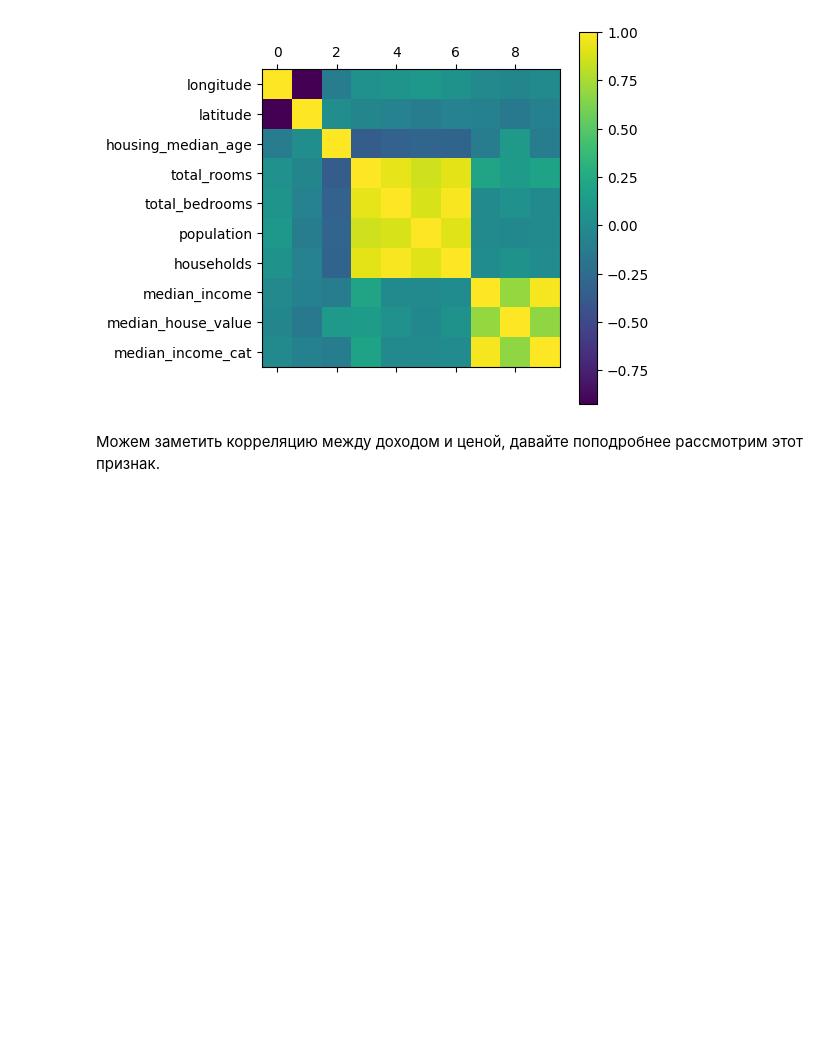
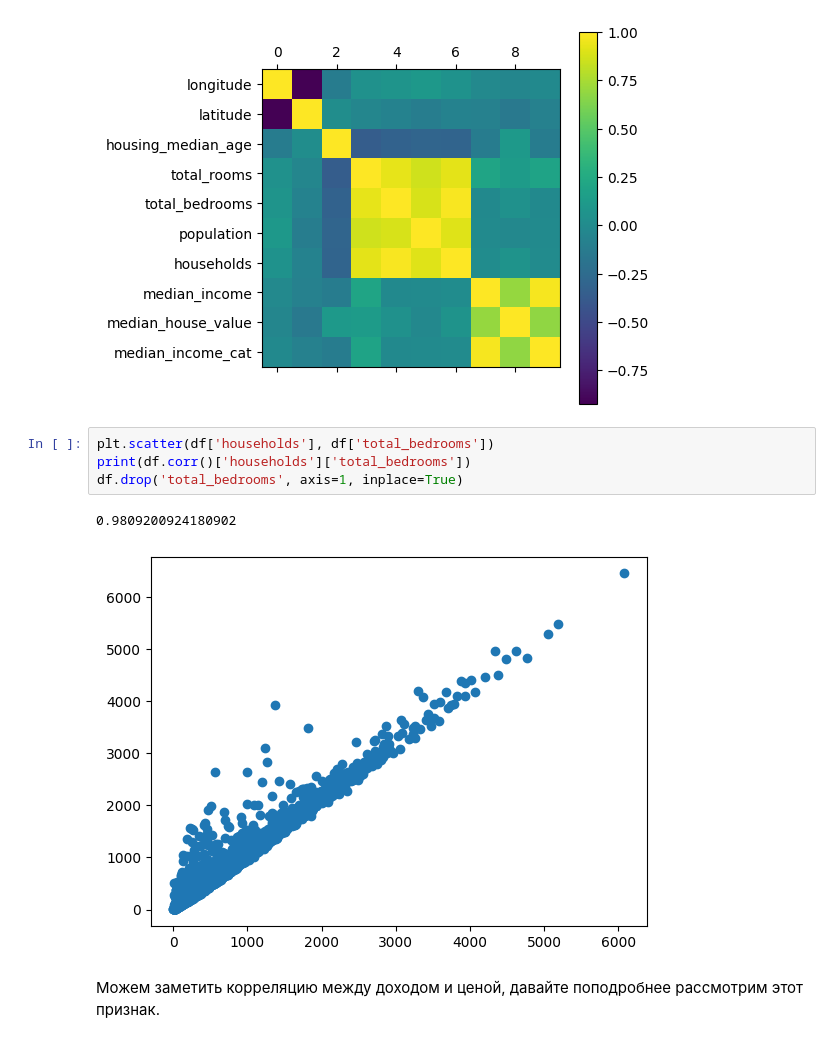
Before and after one commit to laoqiu233/itmo-ai-systems, a Jupyter notebook: lab4/linear_regression_california_housing.ipynb, the cells around one changed output. Drawn from its saved outputs; the diff is of its cells as text; blank space fills up the shorter version.

```diff
--- a/lab4/linear_regression_california_housing.ipynb
+++ b/lab4/linear_regression_california_housing.ipynb
@@ -64,6 +67,13 @@ plt.colorbar()
 # %% [output]
 <matplotlib.colorbar.Colorbar at 0x...>
 [figure]
+# %%
+plt.scatter(df['households'], df['total_bedrooms'])
+print(df.corr()['households']['total_bedrooms'])
+df.drop('total_bedrooms', axis=1, inplace=True)
+# %% [output]
+0.9809200924180902
+[figure, added]
 # %% [markdown]
 Можем заметить корреляцию между доходом и ценой, давайте поподробнее рассмотрим этот признак.
 # %%
```
Also changed, not shown: parts of 3 cells of this notebook, 1 other file.
